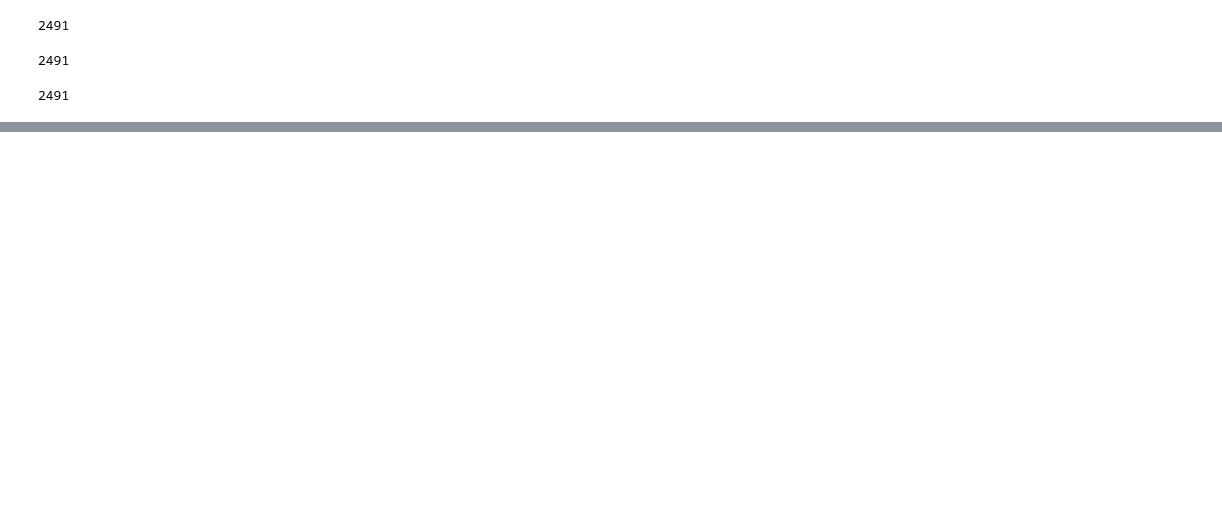
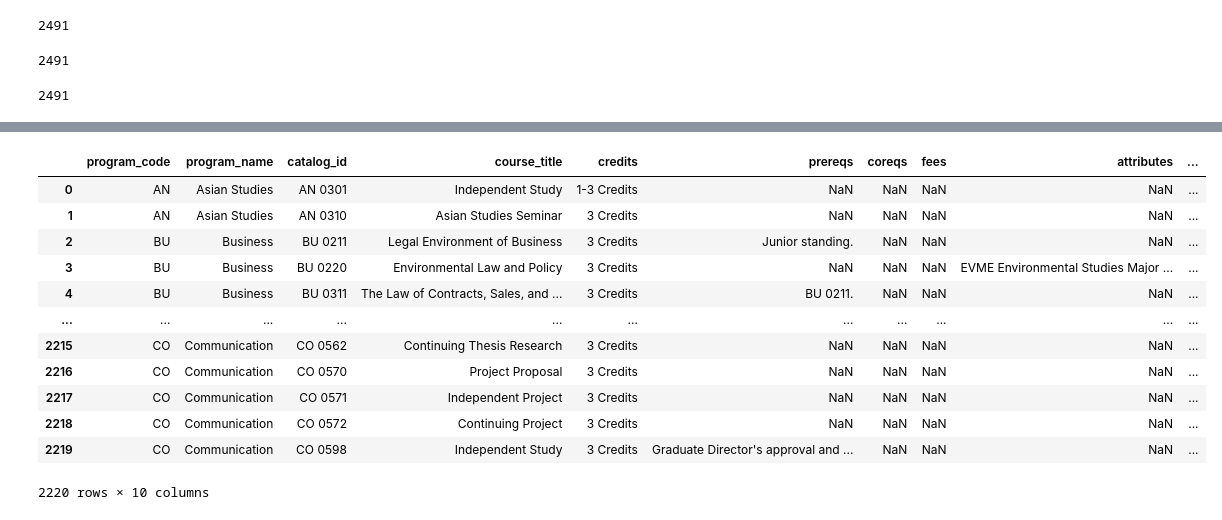
Before and after one commit to fairfield-ba510-spring2020/term-project-mayo, a Jupyter notebook: Faris_CourseDataETL.ipynb, the cells around one changed output, grey strips where cells are left out. Drawn from its saved outputs; the diff is of its cells as text; code cells hidden in the pictures; blank space fills up the shorter version.

```diff
--- a/Faris_CourseDataETL.ipynb
+++ b/Faris_CourseDataETL.ipynb
@@ -313,0 +855,17 @@ df.timecodes.isna().sum()
+# %%
+df = pd.read_csv('SourceData/Catalogs/CourseCatalog2017_2018.csv' ,header=0)
+df
+# %% [output]
+|  | program_code | program_name | catalog_id | course_title | credits | prereqs | coreqs | fees | attributes | ... |
+| 0 | AN | Asian Studies | AN 0301 | Independent Study | 1-3 Credits | NaN | NaN | NaN | NaN | ... |
+| 1 | AN | Asian Studies | AN 0310 | Asian Studies Seminar | 3 Credits | NaN | NaN | NaN | NaN | ... |
+| 2 | BU | Business | BU 0211 | Legal Environment of Business | 3 Credits | Junior standing. | NaN | NaN | NaN | ... |
+| 3 | BU | Business | BU 0220 | Environmental Law and Policy | 3 Credits | NaN | NaN | NaN | EVME Environmental Studies Major ... | ... |
+| 4 | BU | Business | BU 0311 | The Law of Contracts, Sales, and ... | 3 Credits | BU 0211. | NaN | NaN | NaN | ... |
+| ... | ... | ... | ... | ... | ... | ... | ... | ... | ... | ... |
+| 2215 | CO | Communication | CO 0562 | Continuing Thesis Research | 3 Credits | NaN | NaN | NaN | NaN | ... |
+| 2216 | CO | Communication | CO 0570 | Project Proposal | 3 Credits | NaN | NaN | NaN | NaN | ... |
+| 2217 | CO | Communication | CO 0571 | Independent Project | 3 Credits | NaN | NaN | NaN | NaN | ... |
+| 2218 | CO | Communication | CO 0572 | Continuing Project | 3 Credits | NaN | NaN | NaN | NaN | ... |
+| 2219 | CO | Communication | CO 0598 | Independent Study | 3 Credits | Graduate Director's approval and ... | NaN | NaN | NaN | ... |
+2220 rows × 10 columns
```
Also changed, not shown: parts of 13 cells of this notebook, 2 other files.
